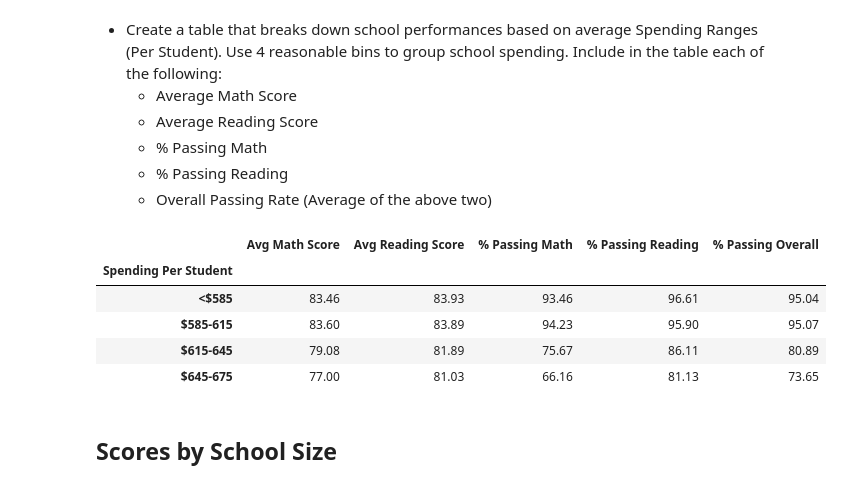
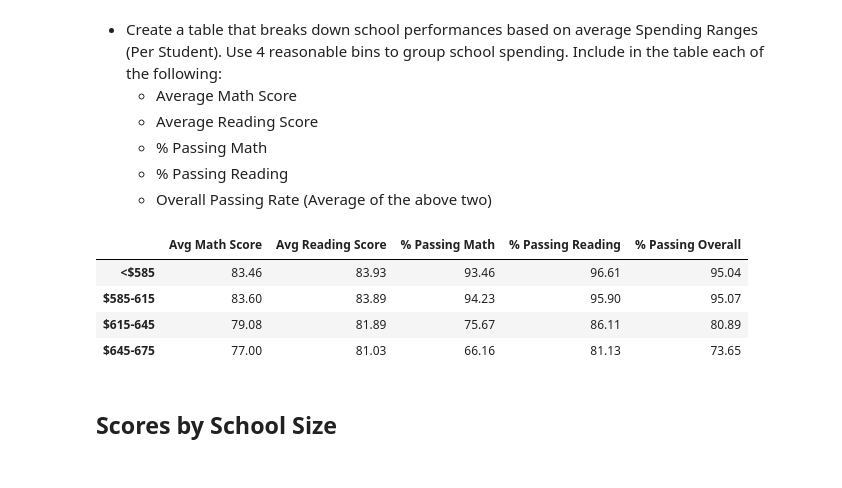
Before and after one commit to swood15/PyCity-Schools, a Jupyter notebook: PyCitySchools_Solved.ipynb, the cells around one changed output. Cells and saved outputs as stored; diff of their text form; code cells hidden in the pictures.

```diff
--- a/PyCitySchools_Solved.ipynb
+++ b/PyCitySchools_Solved.ipynb
@@ -306,12 +289,12 @@ group_names = ["<$585", "$585-615", "$615-645", "$645-675"]
 # %%
 schools_df["Spending Per Student"] = pd.cut(schools_df["student_budget"], spending_bins, labels=group_names)
 spending_df = schools_df.groupby("Spending Per Student")["avg_math","avg_reading","passing_math","passing_reading","passing_overall"].mean()
 spending_df = spending_df.rename(columns={"avg_math":"Avg Math Score","avg_reading":"Avg Reading Score","passing_math":"% Passing Math","passing_reading":"% Passing Reading","passing_overall":"% Passing Overall"})
 spending_df = spending_df.style.format("{:.2f}")
+spending_df.index.name = None
 spending_df
 # %% [output]
 |  | Avg Math Score | Avg Reading Score | % Passing Math | % Passing Reading | % Passing Overall |
-| Spending Per Student |  |  |  |  |  |
 | <$585 | 83.46 | 83.93 | 93.46 | 96.61 | 95.04 |
 | $585-615 | 83.60 | 83.89 | 94.23 | 95.90 | 95.07 |
 | $615-645 | 79.08 | 81.89 | 75.67 | 86.11 | 80.89 |
```
Also changed, not shown: parts of 10 cells of this notebook.
